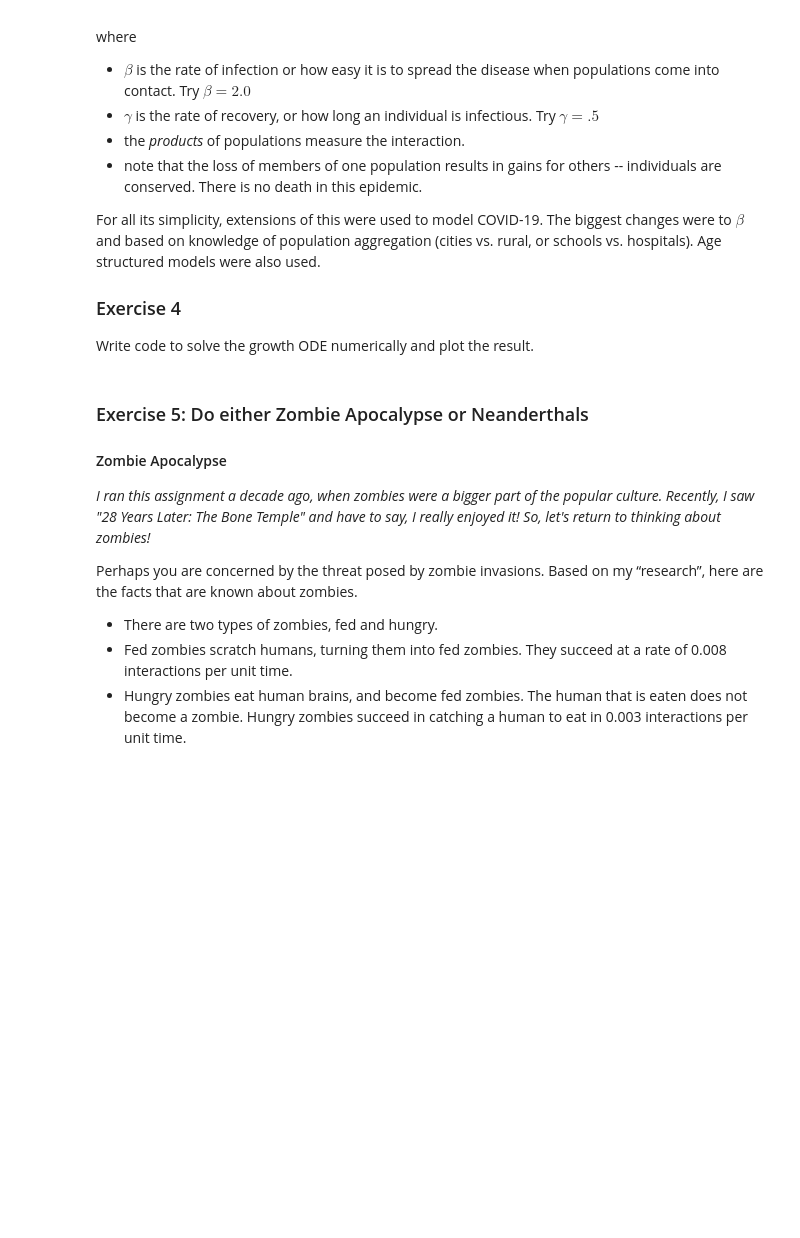
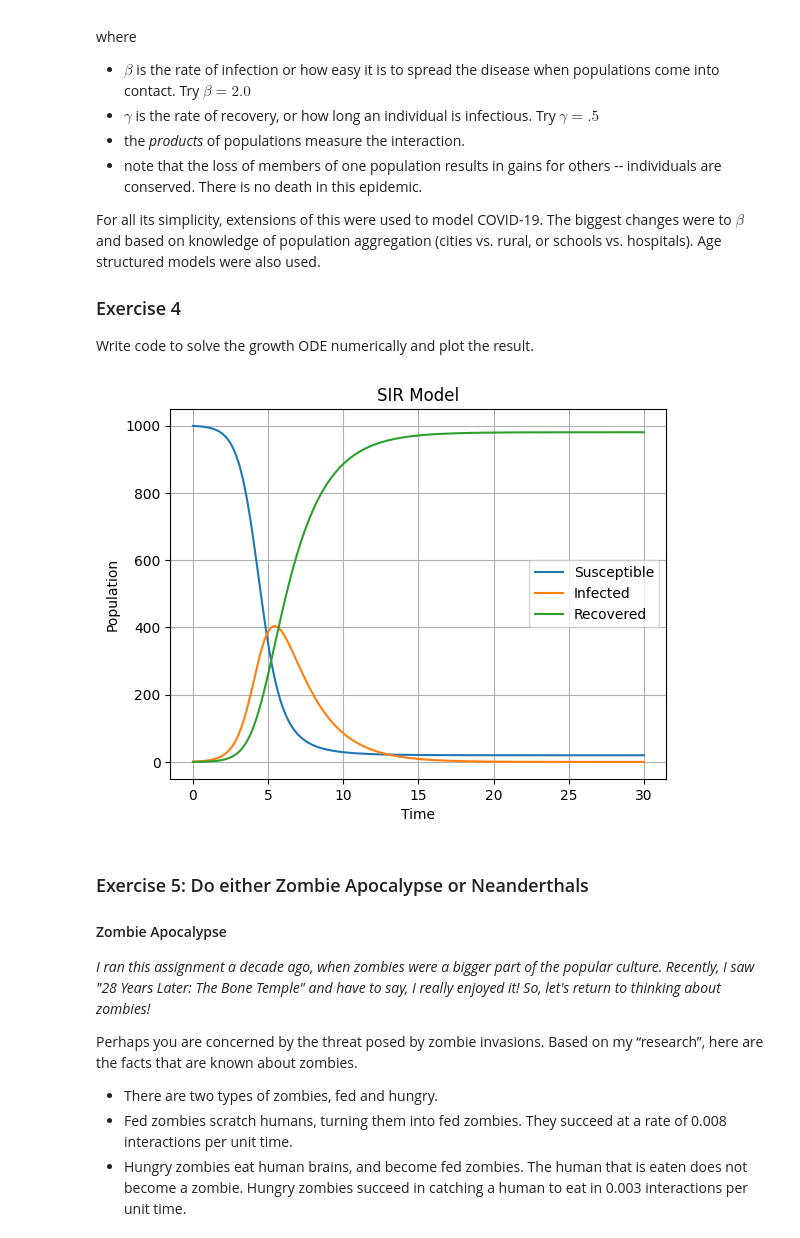
Before and after one commit to Leo-Petersen/ODEs-for-population-and-disease-modelling, a Jupyter notebook: Introduction to Population Modeling_2026Student.ipynb, the cells around one changed output. Cells and saved outputs as stored; diff of their text form; code cells hidden in the pictures; blank space fills up the shorter version.

```diff
--- a/Introduction to Population Modeling_2026Student.ipynb
+++ b/Introduction to Population Modeling_2026Student.ipynb
@@ -77,6 +172,39 @@ For all its simplicity, extensions of this were used to model COVID-19. The bigg
 
 ### Exercise 4
 Write code to solve the growth ODE numerically and plot the result.
+# %%
+# SIR Model: dS/dt = -beta*I*S/N
+#             dI/dt = beta*I*S/N - gamma*I
+#             dR/dt = gamma*I
+def sir(t, y, p):
+    S, I, R = y[0], y[1], y[2]
+    N = p['N']
+    beta = p['beta']
+    gamma = p['gamma']
+    dSdt = -beta * I * S / N
+    dIdt = beta * I * S / N - gamma * I
+    dRdt = gamma * I
+    return np.array([dSdt, dIdt, dRdt])
+
+N = 1000
+p = {'beta': 2.0, 'gamma': 0.5, 'N': N}
+y0 = [N - 1, 1, 0]  # S0, I0, R0
+t_span = (0, 30)
+
+t, y = solve_ode(sir, t_span, y0, 'rk45', p)
+
+plt.figure()
+plt.plot(t, y[:, 0], label='Susceptible')
+plt.plot(t, y[:, 1], label='Infected')
+plt.plot(t, y[:, 2], label='Recovered')
+plt.xlabel('Time')
+plt.ylabel('Population')
+plt.title('SIR Model')
+plt.legend()
+plt.grid(True)
+plt.show()
+# %% [output]
+[figure, added]
 # %% [markdown]
 ### Exercise 5: Do either Zombie Apocalypse or Neanderthals
 
```
Also changed, not shown: parts of 4 cells of this notebook, 1 other file.
